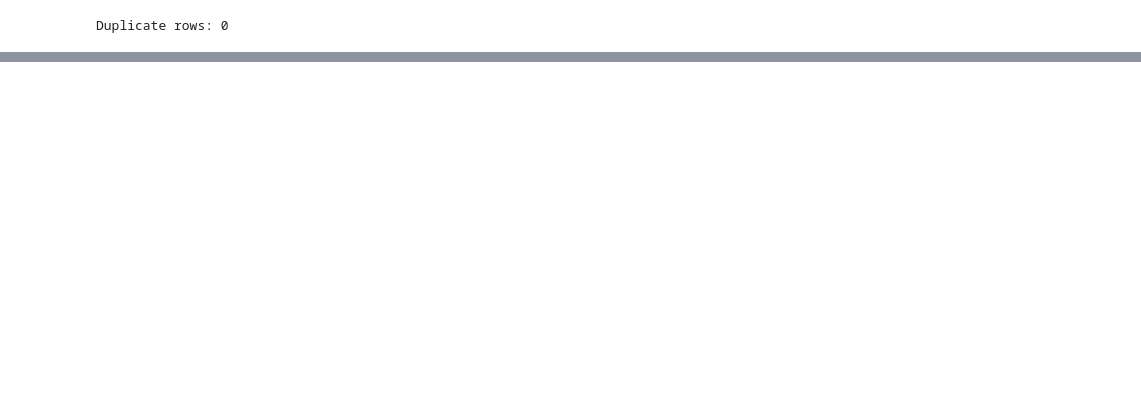
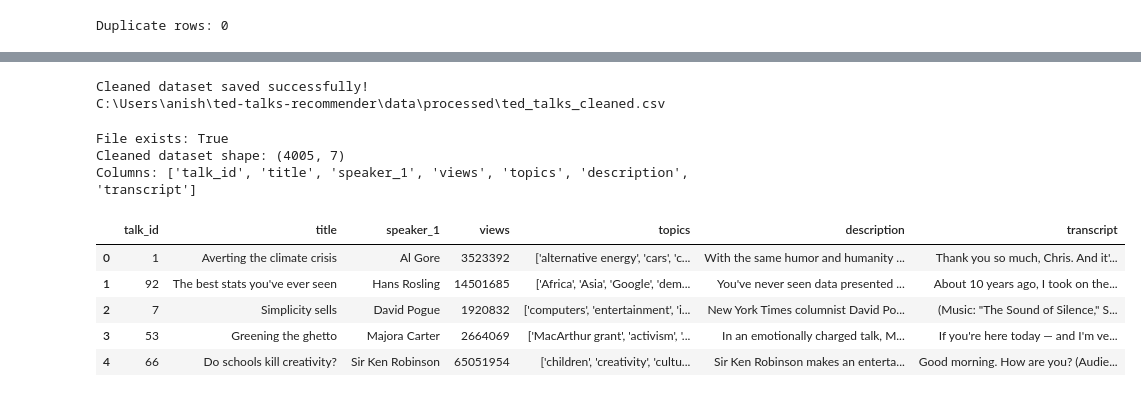
Before and after one commit to springboardmentor098/TED-TALK-RECOMMENDATION-SYSTEM, a Jupyter notebook: 01_data_exploration.ipynb, the cells around one changed output, grey strips where cells are left out. Drawn from its saved outputs; the diff is of its cells as text; code cells hidden in the pictures; blank space fills up the shorter version.

```diff
--- a/01_data_exploration.ipynb
+++ b/01_data_exploration.ipynb
@@ -92,0 +145,37 @@ Duplicate talk IDs: 0
+# %%
+import os
+
+output_folder = r"C:\Users\anish\ted-talks-recommender\data\processed"
+os.makedirs(output_folder, exist_ok=True)
+
+output_path = os.path.join(output_folder, "ted_talks_cleaned.csv")
+df_clean.to_csv(output_path, index=False)
+
+print("Cleaned dataset saved successfully!")
+print(output_path)
+# %% [output]
+Cleaned dataset saved successfully!
+C:\Users\anish\ted-talks-recommender\data\processed\ted_talks_cleaned.csv
+# %%
+import os
+import pandas as pd
+
+file_path = r"C:\Users\anish\ted-talks-recommender\data\processed\ted_talks_cleaned.csv"
+
+print("File exists:", os.path.exists(file_path))
+
+df_check = pd.read_csv(file_path)
+
+print("Cleaned dataset shape:", df_check.shape)
+print("Columns:", df_check.columns.tolist())
+df_check.head()
+# %% [output]
+File exists: True
+Cleaned dataset shape: (4005, 7)
+Columns: ['talk_id', 'title', 'speaker_1', 'views', 'topics', 'description', 'transcript']
+|  | talk_id | title | speaker_1 | views | topics | description | transcript |
+| 0 | 1 | Averting the climate crisis | Al Gore | 3523392 | ['alternative energy', 'cars', 'c... | With the same humor and humanity ... | Thank you so much, Chris. And it'... |
+| 1 | 92 | The best stats you've ever seen | Hans Rosling | 14501685 | ['Africa', 'Asia', 'Google', 'dem... | You've never seen data presented ... | About 10 years ago, I took on the... |
+| 2 | 7 | Simplicity sells | David Pogue | 1920832 | ['computers', 'entertainment', 'i... | New York Times columnist David Po... | (Music: "The Sound of Silence," S... |
+| 3 | 53 | Greening the ghetto | Majora Carter | 2664069 | ['MacArthur grant', 'activism', '... | In an emotionally charged talk, M... | If you're here today — and I'm ve... |
+| 4 | 66 | Do schools kill creativity? | Sir Ken Robinson | 65051954 | ['children', 'creativity', 'cultu... | Sir Ken Robinson makes an enterta... | Good morning. How are you? (Audie... |
```
Also changed, not shown: parts of 18 cells of this notebook, 6 other files.
